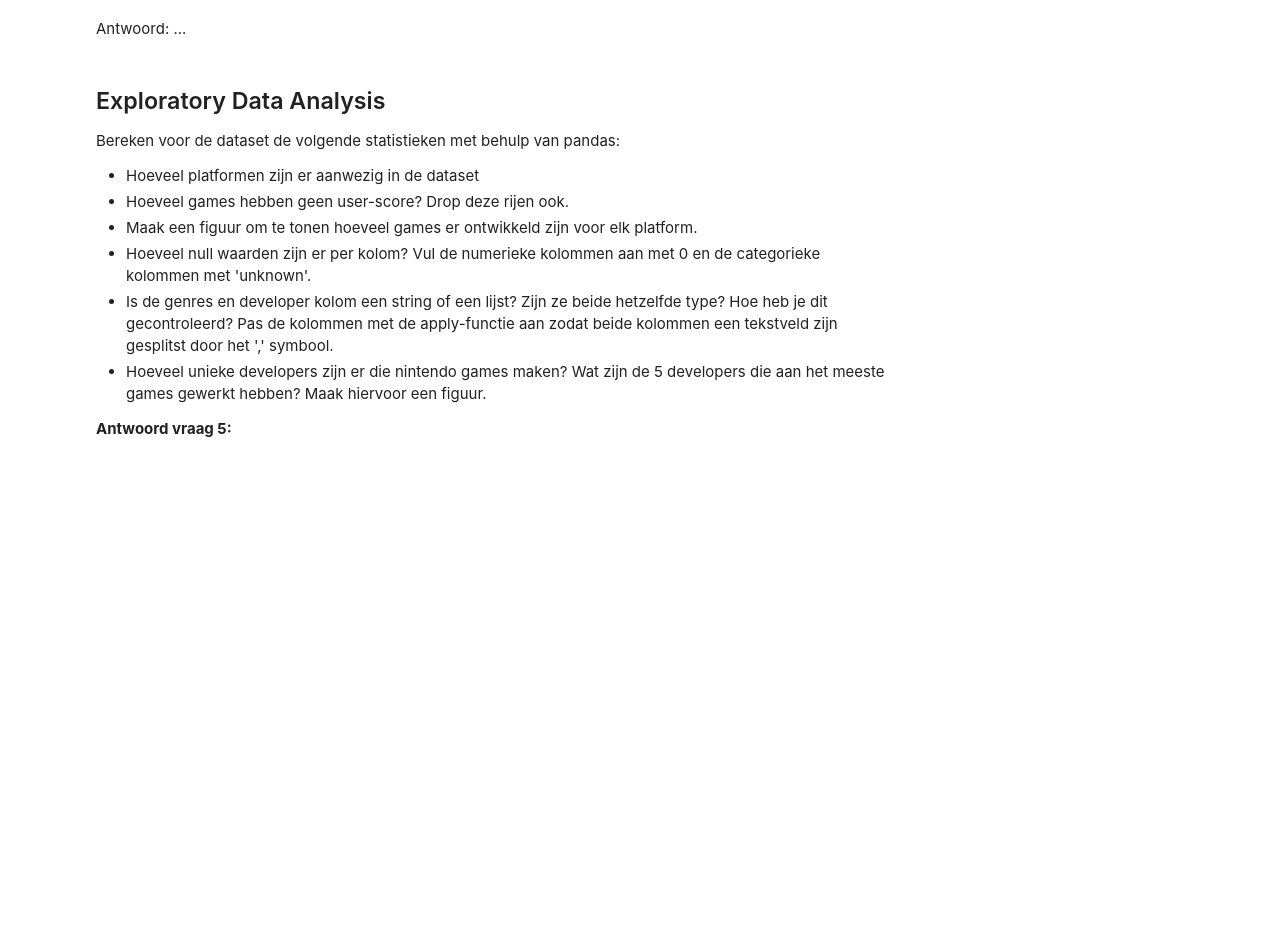
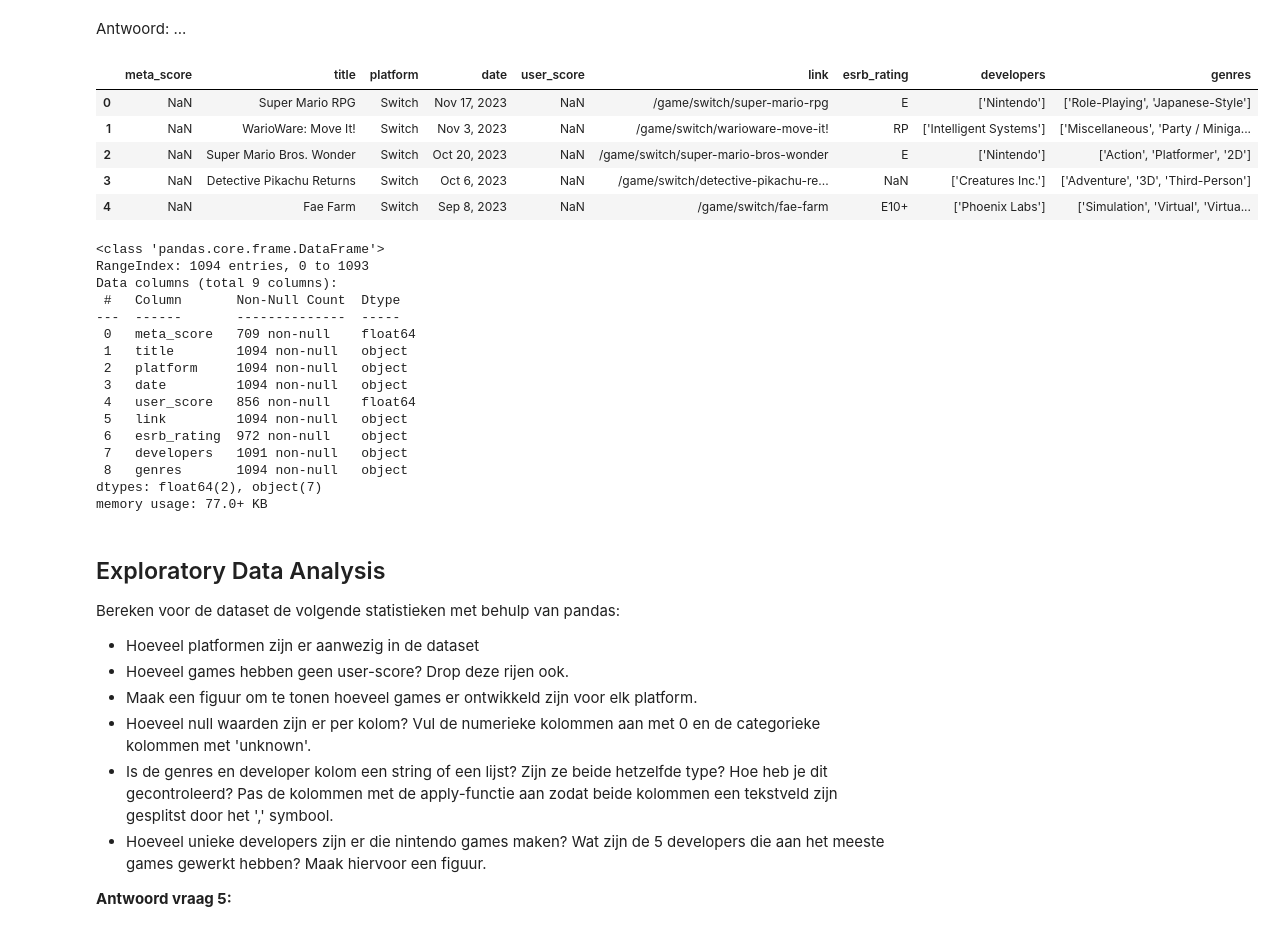
Before and after one commit to OdiseeMachineLearning2526/Leerstof-groep-1, a Jupyter notebook: Week_03/Structured.ipynb, the cells around one changed output. Drawn from its saved outputs; the diff is of its cells as text; code cells hidden in the pictures; blank space fills up the shorter version.

```diff
--- a/Week_03/Structured.ipynb
+++ b/Week_03/Structured.ipynb
@@ -41,6 +37,32 @@ Print de eerste 5 rijen uit.
 Maak lijsten aan voor de namen van de feature-kolommen en label kolom.
 # %% [markdown]
 Antwoord: ...
+# %%
+display(df.head())
+df.info()
+# %% [output]
+|  | meta_score | title | platform | date | user_score | link | esrb_rating | developers | genres |
+| 0 | NaN | Super Mario RPG | Switch | Nov 17, 2023 | NaN | /game/switch/super-mario-rpg | E | ['Nintendo'] | ['Role-Playing', 'Japanese-Style'] |
+| 1 | NaN | WarioWare: Move It! | Switch | Nov 3, 2023 | NaN | /game/switch/warioware-move-it! | RP | ['Intelligent Systems'] | ['Miscellaneous', 'Party / Miniga... |
+| 2 | NaN | Super Mario Bros. Wonder | Switch | Oct 20, 2023 | NaN | /game/switch/super-mario-bros-wonder | E | ['Nintendo'] | ['Action', 'Platformer', '2D'] |
+| 3 | NaN | Detective Pikachu Returns | Switch | Oct 6, 2023 | NaN | /game/switch/detective-pikachu-re... | NaN | ['Creatures Inc.'] | ['Adventure', '3D', 'Third-Person'] |
+| 4 | NaN | Fae Farm | Switch | Sep 8, 2023 | NaN | /game/switch/fae-farm | E10+ | ['Phoenix Labs'] | ['Simulation', 'Virtual', 'Virtua... |
+<class 'pandas.core.frame.DataFrame'>
+RangeIndex: 1094 entries, 0 to 1093
+Data columns (total 9 columns):
+ #   Column       Non-Null Count  Dtype
+---  ------       --------------  -----
+ 0   meta_score   709 non-null    float64
+ 1   title        1094 non-null   object
+ 2   platform     1094 non-null   object
+ 3   date         1094 non-null   object
+ 4   user_score   856 non-null    float64
+ 5   link         1094 non-null   object
+ 6   esrb_rating  972 non-null    object
+ 7   developers   1091 non-null   object
+ 8   genres       1094 non-null   object
+dtypes: float64(2), object(7)
+memory usage: 77.0+ KB
 # %% [markdown]
 ## Exploratory Data Analysis
 
```
Also changed, not shown: parts of 9 cells of this notebook, 5 other files.
